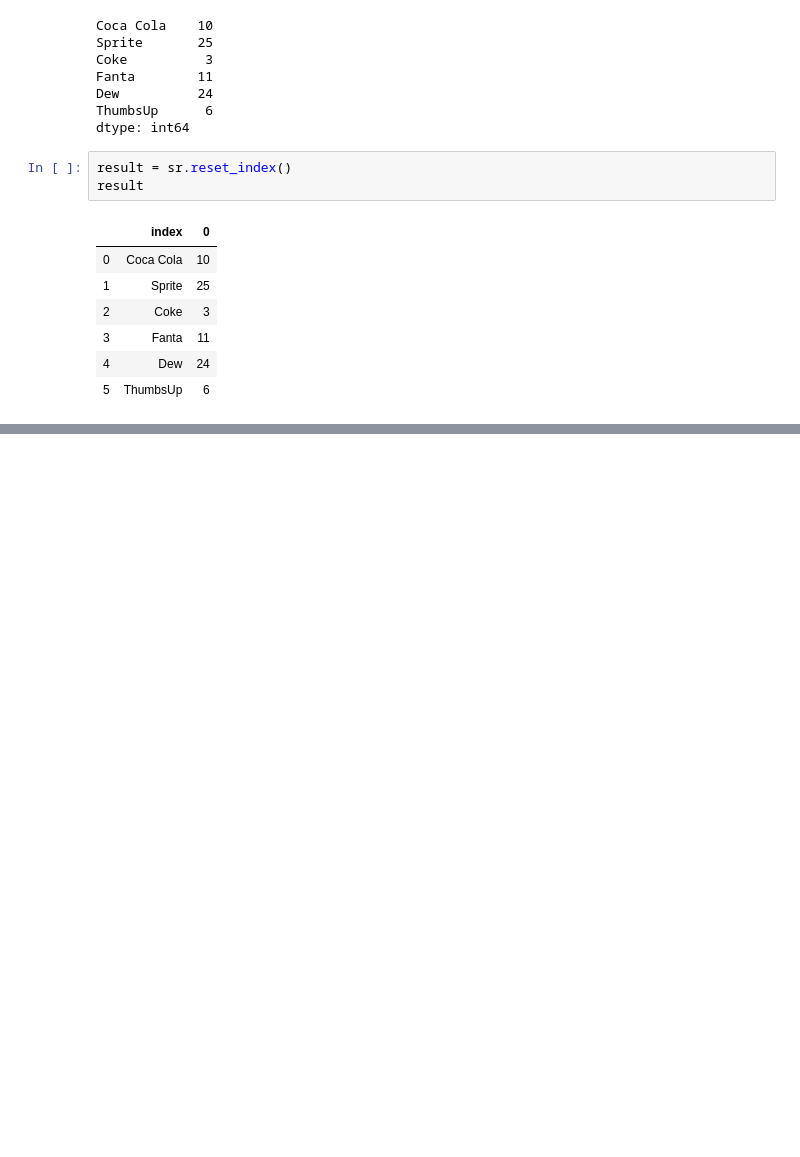
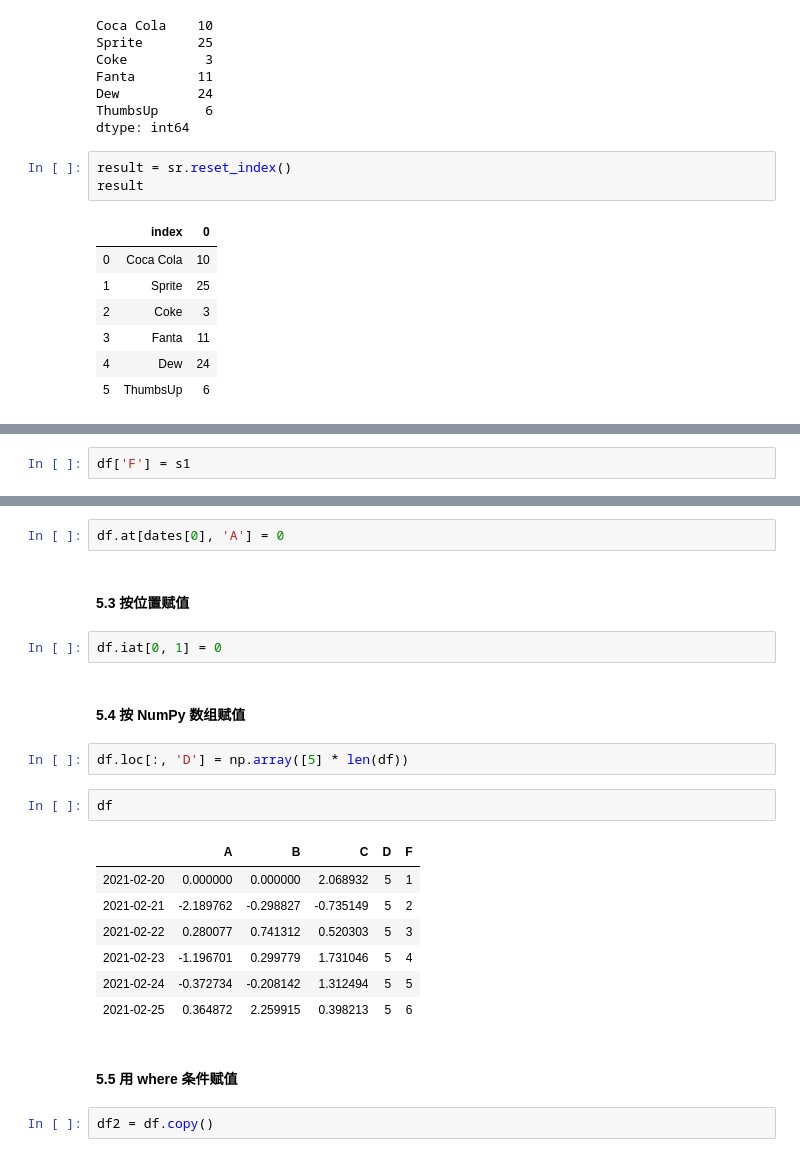
Before and after one commit to shiqichang/coco, a Jupyter notebook: interviews/pandas.ipynb, the cells around one changed output, grey strips where cells are left out. Cells and saved outputs as stored; diff of their text form; blank space fills up the shorter version.

```diff
--- a/interviews/pandas.ipynb
+++ b/interviews/pandas.ipynb
@@ -194,0 +397,2 @@ result
+# %%
+df['F'] = s1
@@ -194,0 +401,24 @@ result
+# %%
+df.at[dates[0], 'A'] = 0
+# %% [markdown]
+#### 5.3 按位置赋值
+# %%
+df.iat[0, 1] = 0
+# %% [markdown]
+#### 5.4 按 NumPy 数组赋值
+# %%
+df.loc[:, 'D'] = np.array([5] * len(df))
+# %%
+df
+# %% [output]
+|  | A | B | C | D | F |
+| 2021-02-20 | 0.000000 | 0.000000 | 2.068932 | 5 | 1 |
+| 2021-02-21 | -2.189762 | -0.298827 | -0.735149 | 5 | 2 |
+| 2021-02-22 | 0.280077 | 0.741312 | 0.520303 | 5 | 3 |
+| 2021-02-23 | -1.196701 | 0.299779 | 1.731046 | 5 | 4 |
+| 2021-02-24 | -0.372734 | -0.208142 | 1.312494 | 5 | 5 |
+| 2021-02-25 | 0.364872 | 2.259915 | 0.398213 | 5 | 6 |
+# %% [markdown]
+#### 5.5 用 where 条件赋值
+# %%
+df2 = df.copy()
```
Also changed, not shown: parts of 104 cells of this notebook, 2 other files.
